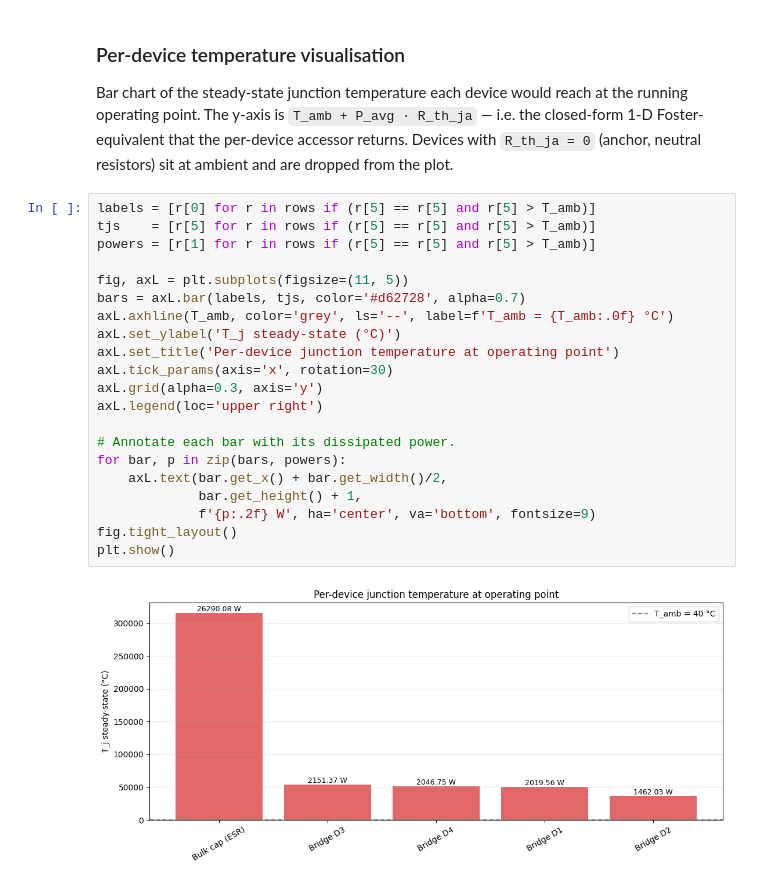
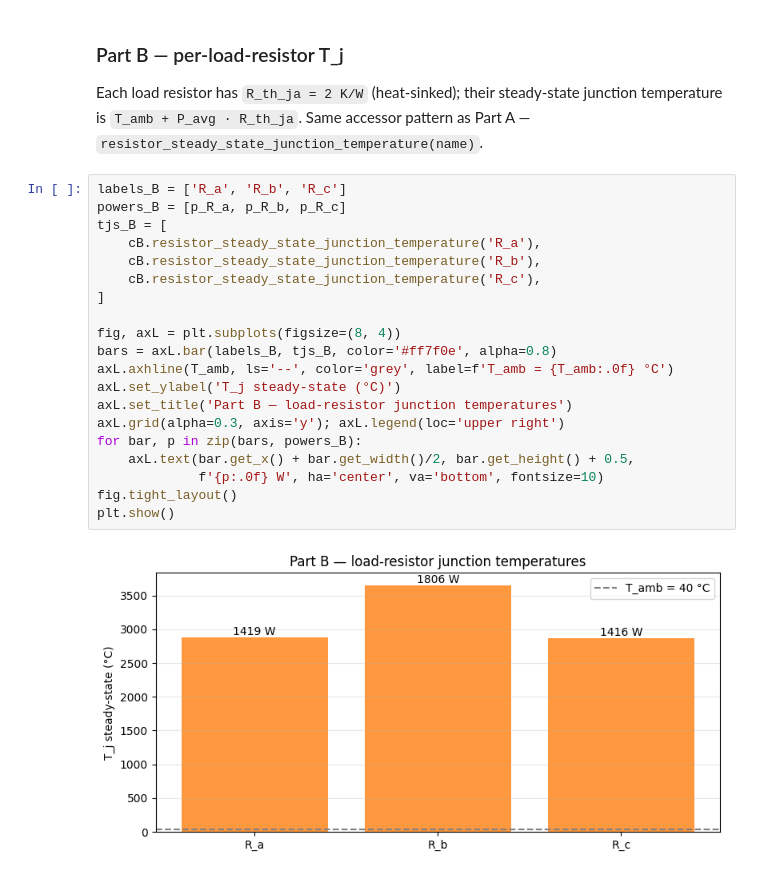
Before and after one commit to lgili/Pulsim, a Jupyter notebook: examples/notebooks/31_single_phase_to_three_phase_vsi.ipynb, the cells around one changed output. Cells and saved outputs as stored; diff of their text form.

```diff
--- a/examples/notebooks/31_single_phase_to_three_phase_vsi.ipynb
+++ b/examples/notebooks/31_single_phase_to_three_phase_vsi.ipynb
@@ -466,34 +466,31 @@ print(f'  efficiency η       = {p_load/p_in*100:7.2f} %' if p_in > 0
 # %% [markdown]
-### Per-device temperature visualisation
+### Part B — per-load-resistor T_j
 
-Bar chart of the steady-state junction temperature each device would
-reach at the running operating point. The y-axis is `T_amb + P_avg ·
-R_th_ja` — i.e. the closed-form 1-D Foster-equivalent that the
-per-device accessor returns. Devices with `R_th_ja = 0` (anchor,
-neutral resistors) sit at ambient and are dropped from the plot.
+Each load resistor has `R_th_ja = 2 K/W` (heat-sinked); their
+steady-state junction temperature is `T_amb + P_avg · R_th_ja`.
+Same accessor pattern as Part A — `resistor_steady_state_junction_temperature(name)`.
 # %%
-labels = [r[0] for r in rows if (r[5] == r[5] and r[5] > T_amb)]
-tjs    = [r[5] for r in rows if (r[5] == r[5] and r[5] > T_amb)]
-powers = [r[1] for r in rows if (r[5] == r[5] and r[5] > T_amb)]
+labels_B = ['R_a', 'R_b', 'R_c']
+powers_B = [p_R_a, p_R_b, p_R_c]
+tjs_B = [
+    cB.resistor_steady_state_junction_temperature('R_a'),
+    cB.resistor_steady_state_junction_temperature('R_b'),
+    cB.resistor_steady_state_junction_temperature('R_c'),
+]
 
-fig, axL = plt.subplots(figsize=(11, 5))
-bars = axL.bar(labels, tjs, color='#d62728', alpha=0.7)
-axL.axhline(T_amb, color='grey', ls='--', label=f'T_amb = {T_amb:.0f} °C')
+fig, axL = plt.subplots(figsize=(8, 4))
+bars = axL.bar(labels_B, tjs_B, color='#ff7f0e', alpha=0.8)
+axL.axhline(T_amb, ls='--', color='grey', label=f'T_amb = {T_amb:.0f} °C')
 axL.set_ylabel('T_j steady-state (°C)')
-axL.set_title('Per-device junction temperature at operating point')
-axL.tick_params(axis='x', rotation=30)
-axL.grid(alpha=0.3, axis='y')
-axL.legend(loc='upper right')
-
-# Annotate each bar with its dissipated power.
-for bar, p in zip(bars, powers):
-    axL.text(bar.get_x() + bar.get_width()/2,
-             bar.get_height() + 1,
-             f'{p:.2f} W', ha='center', va='bottom', fontsize=9)
+axL.set_title('Part B — load-resistor junction temperatures')
+axL.grid(alpha=0.3, axis='y'); axL.legend(loc='upper right')
+for bar, p in zip(bars, powers_B):
+    axL.text(bar.get_x() + bar.get_width()/2, bar.get_height() + 0.5,
+             f'{p:.0f} W', ha='center', va='bottom', fontsize=10)
 fig.tight_layout()
 plt.show()
 # %% [output]
-[figure, old version]
+[figure, new version]
 # %% [markdown]
 ## Takeaways
 
```
Also changed, not shown: parts of 15 cells of this notebook.
